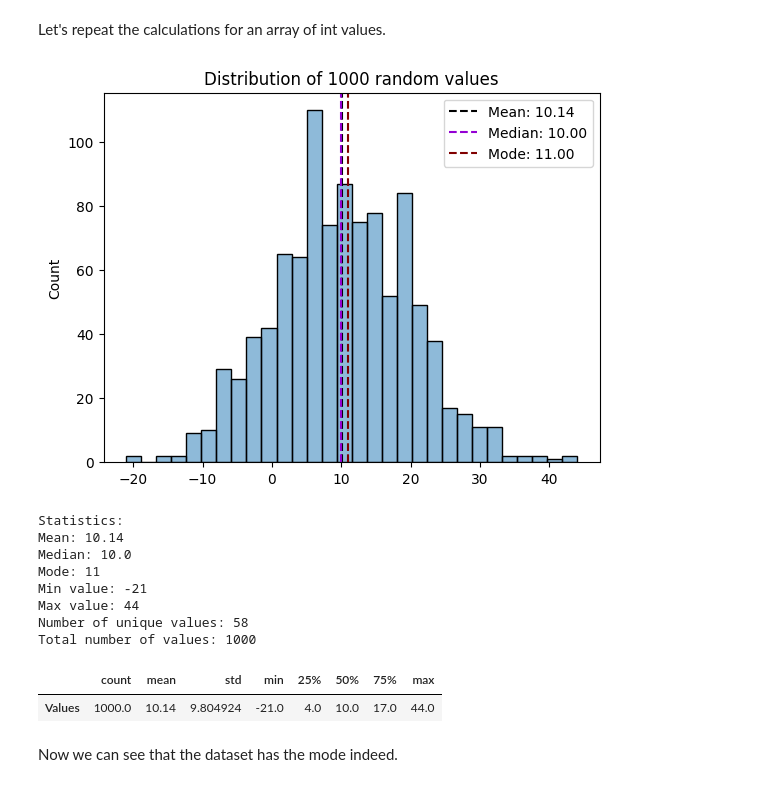
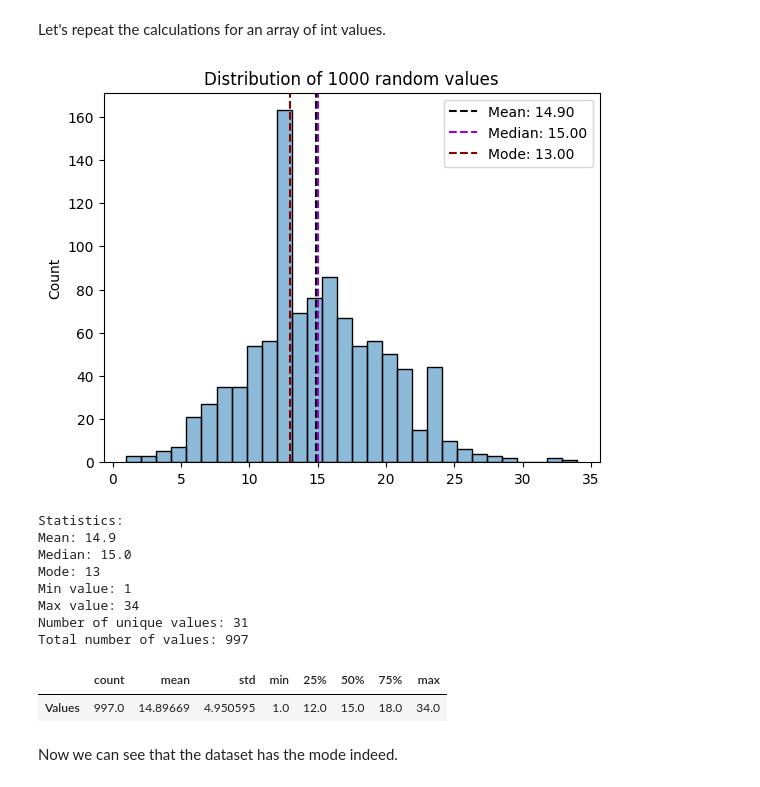
Before and after one commit to maryprokh/data_analysis_examples, a Jupyter notebook: statistics/mean_median_mode/mean_median_mode.ipynb, the cells around one changed output. Saved outputs shown, nothing was run; the diff lists cells and outputs as text; code cells hidden in the pictures.

```diff
--- a/statistics/mean_median_mode/mean_median_mode.ipynb
+++ b/statistics/mean_median_mode/mean_median_mode.ipynb
@@ -206,27 +210,30 @@ The function displays a minimum value for a mode in the dataset. However, since
 Let's repeat the calculations for an array of int values.
 # %%
 #Generate the data - 1000 int data points following the normal distribution
-data_norm_for_int = np.random.normal(size=1000,loc=0, scale=10,)
+data_norm_for_int = np.random.normal(size=1000,loc=0, scale=5)
 data_int = np.round(data_norm_for_int).astype(int)
 
 # Shift the mean to 10
-new_mean = 10
-session_duration_int = data_int + new_mean
+new_mean = 15
+responce_time_int = data_int + new_mean
+
+#filter out values less than 0, since responce time cannot be < 0
+responce_time_int = np.array([i for i in responce_time_int if i > 0])
 
 #Apply function
-hist_and_statistics(session_duration_int)
+hist_and_statistics(responce_time_int)
 # %% [output]
-[figure, old version]
+[figure, new version]
 Statistics:
-Mean: 10.14
-Median: 10.0
-Mode: 11
-Min value: -21
-Max value: 44
-Number of unique values: 58
-Total number of values: 1000
+Mean: 14.9
+Median: 15.0
+Mode: 13
+Min value: 1
+Max value: 34
+Number of unique values: 31
+Total number of values: 997
 |  | count | mean | std | min | 25% | 50% | 75% | max |
-| Values | 1000.0 | 10.14 | 9.804924 | -21.0 | 4.0 | 10.0 | 17.0 | 44.0 |
+| Values | 997.0 | 14.89669 | 4.950595 | 1.0 | 12.0 | 15.0 | 18.0 | 34.0 |
 # %% [markdown]
 Now we can see that the dataset has the mode indeed.
 # %% [markdown]
```
Also changed, not shown: parts of 6 cells of this notebook.
